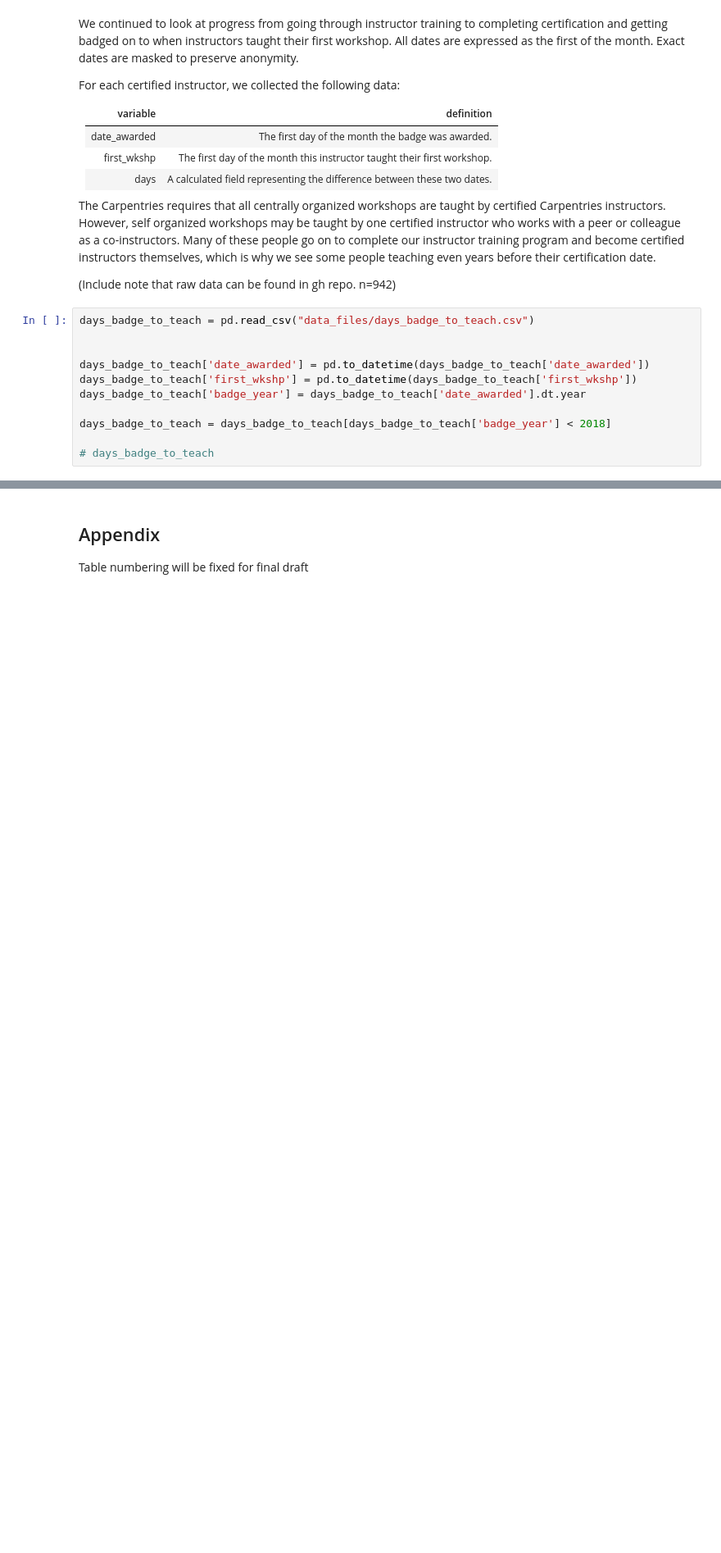
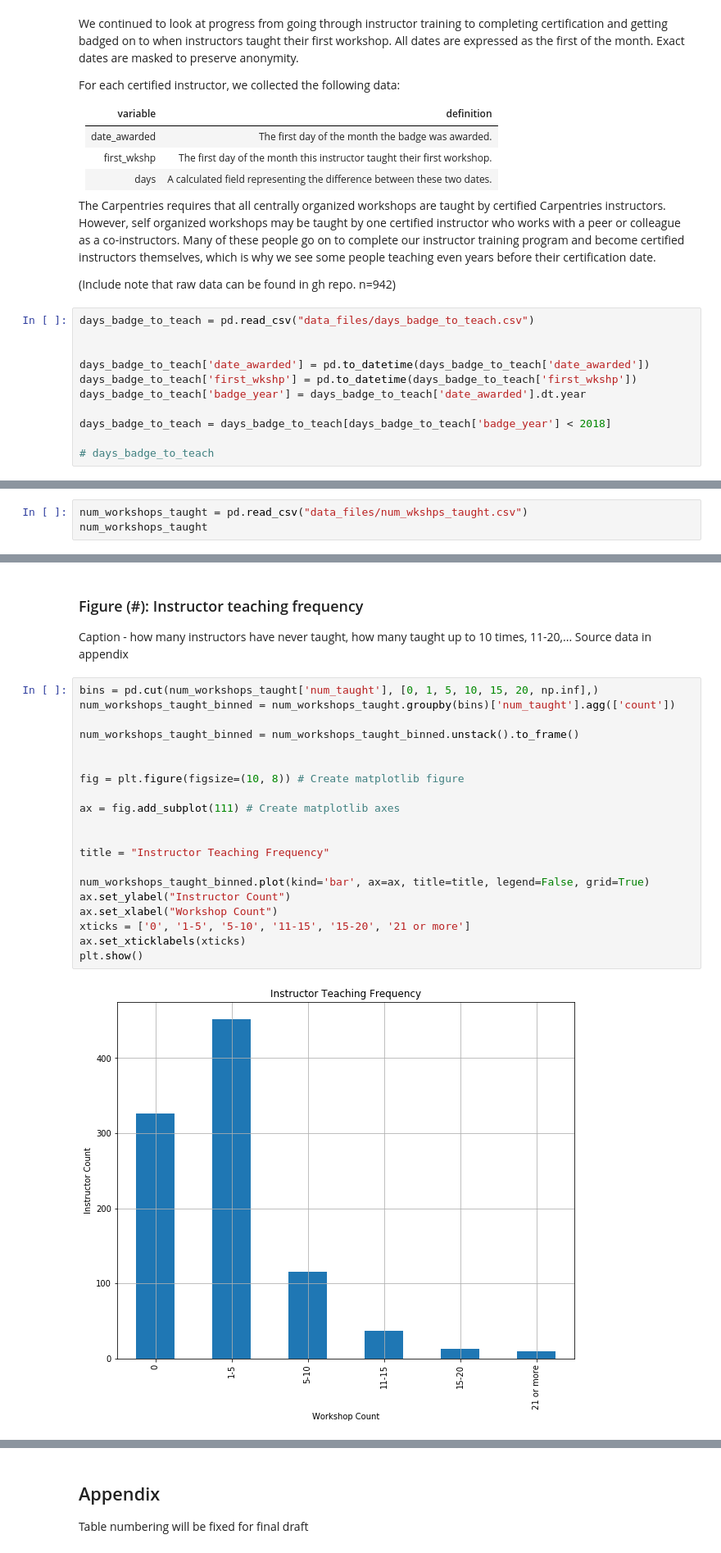
Before and after one commit to carpentries/assessment, a Jupyter notebook: programmatic-assessment/workshops/final_report_outline.ipynb, the cells around one changed output, grey strips where cells are left out. Shown at 82% size. Cells and saved outputs as stored; diff of their text form; blank space fills up the shorter version.

```diff
--- a/programmatic-assessment/workshops/final_report_outline.ipynb
+++ b/programmatic-assessment/workshops/final_report_outline.ipynb
@@ -691,0 +698,3 @@ plt.show()
+# %%
+num_workshops_taught = pd.read_csv("data_files/num_wkshps_taught.csv")
+num_workshops_taught
@@ -692,3 +720,30 @@ plt.show()
+# %% [markdown]
+### Figure (#): Instructor teaching frequency
+
+Caption - how many instructors have never taught, how many taught up to 10 times, 11-20,...
+Source data in appendix
+# %%
+bins = pd.cut(num_workshops_taught['num_taught'], [0, 1, 5, 10, 15, 20, np.inf],)
+num_workshops_taught_binned = num_workshops_taught.groupby(bins)['num_taught'].agg(['count'])
+
+num_workshops_taught_binned = num_workshops_taught_binned.unstack().to_frame()
+
+
+fig = plt.figure(figsize=(10, 8)) # Create matplotlib figure
+
+ax = fig.add_subplot(111) # Create matplotlib axes
+
+
+title = "Instructor Teaching Frequency"
+
+num_workshops_taught_binned.plot(kind='bar', ax=ax, title=title, legend=False, grid=True)
+ax.set_ylabel("Instructor Count")
+ax.set_xlabel("Workshop Count")
+xticks = ['0', '1-5', '5-10', '11-15', '15-20', '21 or more']
+ax.set_xticklabels(xticks)
+plt.show()
+# %% [output]
+[figure, added]
 # %% [markdown]
 ## Part 3: Trainers
 
```
Also changed, not shown: parts of 22 cells of this notebook.
